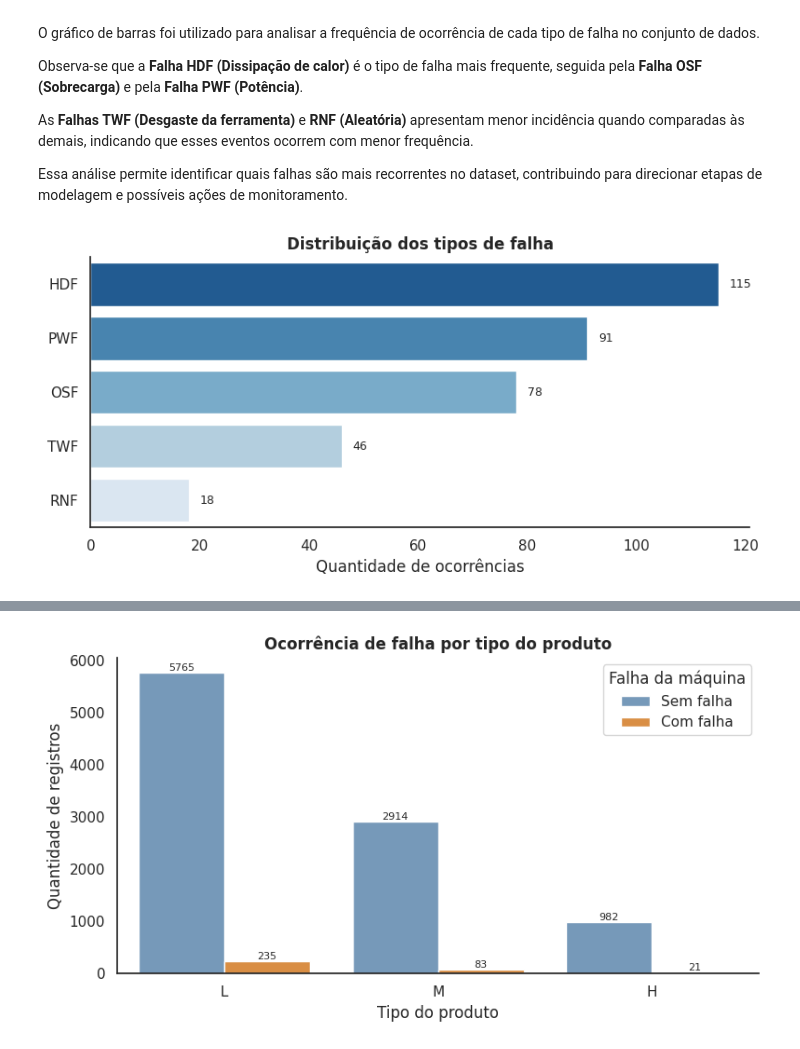
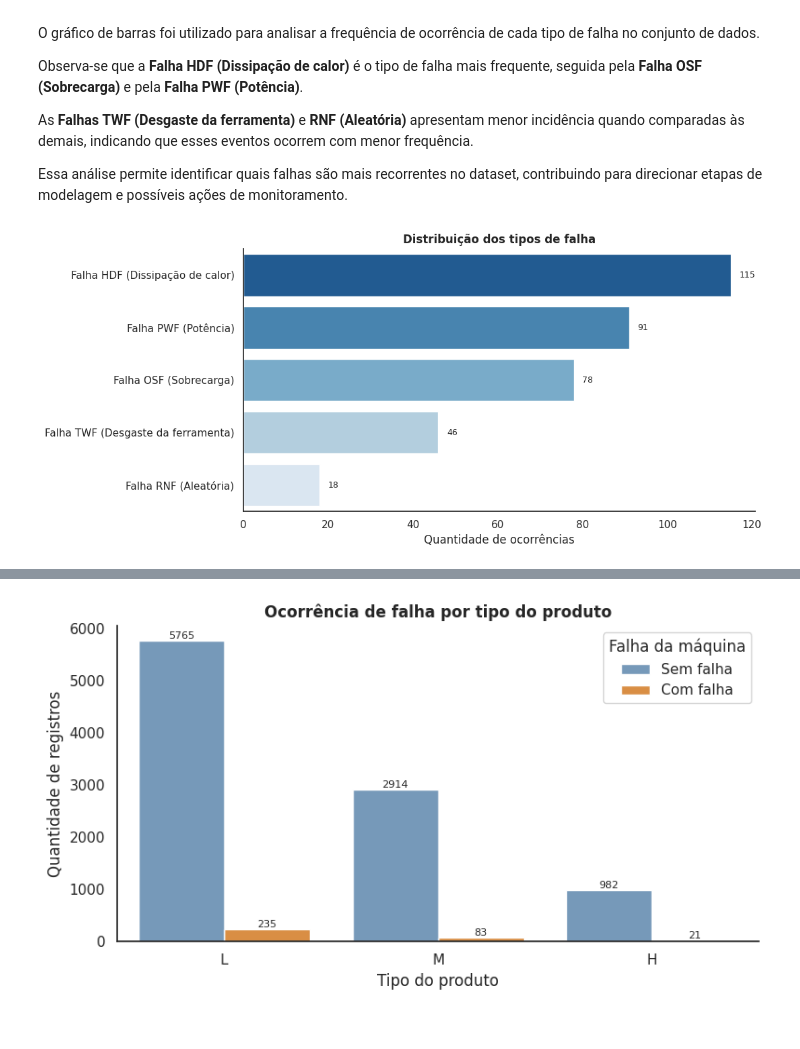
Before and after one commit to thaygorh/Analise-de-Dados-e-Boas-Praticas, a Jupyter notebook: mvp-analise-dados-e-boas-praticas.ipynb, the cells around one changed output, grey strips where cells are left out. Cells and saved outputs as stored; diff of their text form; code cells hidden in the pictures.

```diff
--- a/mvp-analise-dados-e-boas-praticas.ipynb
+++ b/mvp-analise-dados-e-boas-praticas.ipynb
@@ -761,31 +761,43 @@ Essa análise permite identificar quais falhas são mais recorrentes no dataset,
 # %%
 # filtrar apenas os registros com falha
 df_failures = df_analysis[df_analysis['Tipo de falha'] != 'Sem falha'].copy()
 
+# 🔥 mapa de nomes completos
+mapa_falhas = {
+    'HDF': 'Falha HDF (Dissipação de calor)',
+    'PWF': 'Falha PWF (Potência)',
+    'OSF': 'Falha OSF (Sobrecarga)',
+    'TWF': 'Falha TWF (Desgaste da ferramenta)',
+    'RNF': 'Falha RNF (Aleatória)'
+}
+
+# aplicar nomes completos
+df_failures['Tipo de falha completo'] = df_failures['Tipo de falha'].map(mapa_falhas)
+
 # contagem ordenada
-counts = df_failures['Tipo de falha'].value_counts()
+counts = df_failures['Tipo de falha completo'].value_counts()
 
-plt.figure(figsize=(8, 4))
+plt.figure(figsize=(11, 5))
 
 ax = sns.barplot(
     x=counts.values,
     y=counts.index,
     palette="Blues_r"
 )
 
 # adicionar valores nas barras
 for i, v in enumerate(counts.values):
     ax.text(v + 2, i, str(v), va='center', fontsize=9)
 
 # ajustes visuais
-plt.title("Distribuição dos tipos de falha", fontsize=12, weight='bold')
-plt.xlabel("Quantidade de ocorrências")
-plt.ylabel("")
+plt.title('Distribuição dos tipos de falha', fontsize=12, weight='bold')
+plt.xlabel('Quantidade de ocorrências')
+plt.ylabel('')
 
 sns.despine()
 plt.grid(False)
 
 plt.tight_layout()
 plt.show()
 # %% [output]
-[figure, old version]
+[figure, new version]
```
Also changed, not shown: parts of 8 cells of this notebook.
